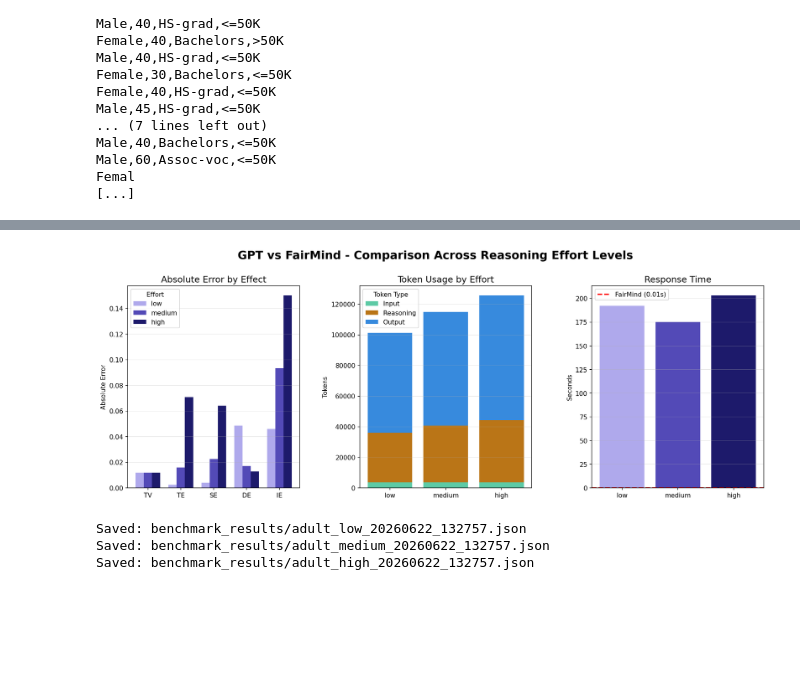
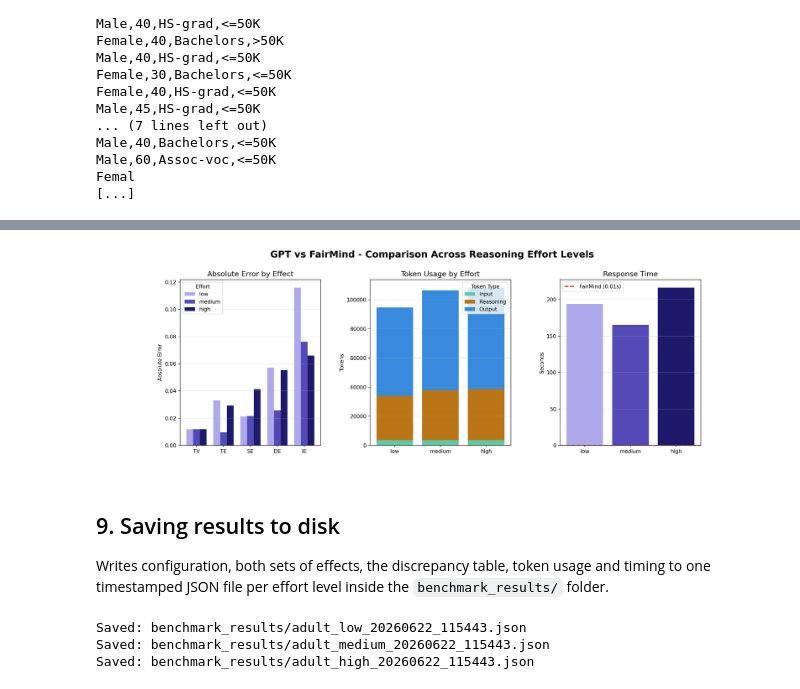
Before and after one commit to Erhtric/fairmind-causal-fairness-analysis, a Jupyter notebook: notebooks/soldani_task/2_2_benchmark_different_efforts.ipynb, the cells around one changed output, grey strips where cells are left out. Saved outputs shown, nothing was run; the diff lists cells and outputs as text; code cells hidden in the pictures; blank space fills up the shorter version.

```diff
--- a/notebooks/soldani_task/2_2_benchmark_different_efforts.ipynb
+++ b/notebooks/soldani_task/2_2_benchmark_different_efforts.ipynb
@@ -74,10 +104,15 @@ def run_fairmind(config: dict) -> tuple[dict, float]:
     x0, x1 = config["x0"], config["x1"]
 
     start = time.perf_counter()
+    # The five SFM causal fairness quantities (Plecko & Bareinboim, 2024)
+    tv = total_variation(bn, target, config["protected"], x0, x1)
+    te = total_effect(bn, target, config["protected"], x0, x1)
     effects = {
-        "TV": total_variation(bn, target, config["protected"], x0, x1),
-        "TE": total_effect(bn, target, config["protected"], x0, x1),
-        "SE": spurious_effect(bn, target, config["protected"], x0),
+        "TV": tv,
+        "TE": te,
+        # SE = TV - TE (Eq. 3, Plecko & Bareinboim 2024), the same identity
+        # the prompt asks the model to apply.
+        "SE": tv - te,
         "DE": natural_direct_effect(bn, target, config["protected"], x0, x1),
         "IE": natural_indirect_effect(bn, target, config["protected"], x1, x0),
     }
@@ -86,7 +121,7 @@ def run_fairmind(config: dict) -> tuple[dict, float]:
     return effects, elapsed
 
 ground_truth, fairmind_time = run_fairmind(CONFIG)
-print(f"FairMind — elapsed time: {fairmind_time:.4f}s")
+print(f"FairMind - elapsed time: {fairmind_time:.4f}s")
 for k, v in ground_truth.items():
     print(f"  {k}: {v:.6f}")
 # %% [output]
@@ -167,7 +215,7 @@ def call_gpt_effort(prompt: str, effort: str, model: str = "o3-mini") -> tuple[d
     start = time.perf_counter()
     response = client.responses.create(
         model=model,
-        reasoning={"effort": "high"},
+        reasoning={"effort": effort},
         input=[
             {
                 "role": "user",
@@ -201,7 +249,7 @@ for effort in EFFORTS:
     print(f"Call to GPT with effort='{effort}'...")
     gpt_effects, gpt_usage, gpt_time = call_gpt_effort(prompt, effort=effort)
     gpt_runs[effort] = {"effects": gpt_effects, "usage": gpt_usage, "time": gpt_time}
-    print(f"  time: {gpt_time}:.3fs | "
+    print(f"  time: {gpt_time:.3f}s | "
           f"input: {gpt_usage['input_tokens']} | "
           f"output: {gpt_usage['output_tokens']} | "
           f"reasoning: {gpt_usage['reasoning_tokens']} | "
@@ -385,35 +434,39 @@ ax.bar(
     efforts,
     times,
     color=[colors[e] for e in efforts]
 )
 
 ax.axhline(
     fairmind_time,
     color="red",
     linestyle="--",
     linewidth=2,
     label=f"FairMind ({fairmind_time:.2f}s)"
 )
 
 ax.set_title("Response Time", fontsize=14)
 ax.set_ylabel("Seconds")
 ax.grid(axis="y", alpha=0.3)
 ax.legend()
 
 plt.subplots_adjust(
     top=0.85,
     wspace=0.35
 )
 
 plt.savefig(
-    f"benchmark_results/{config}_{effort}_{ts}_plot.png",
+    f"benchmark_results/{config}_all_efforts_{ts}_plot.png",
     dpi=300,
     bbox_inches="tight"
 )
 
 plt.show()
 # %% [output]
-[figure, old version]
+[figure, new version]
+# %% [markdown]
+## 9. Saving results to disk
+
+Writes configuration, both sets of effects, the discrepancy table, token usage and timing to one timestamped JSON file per effort level inside the `benchmark_results/` folder.
 # %%
 def save_results(config, ground_truth, gpt_effects, discrepancies, usage, fairmind_time, gpt_time, effort):
     import os, datetime
@@ -450,6 +503,6 @@ for effort, run in gpt_runs.items():
         effort=effort,
     )
 # %% [output]
-Saved: benchmark_results/adult_low_20260622_132757.json
-Saved: benchmark_results/adult_medium_20260622_132757.json
-Saved: benchmark_results/adult_high_20260622_132757.json
+Saved: benchmark_results/adult_low_20260622_115443.json
+Saved: benchmark_results/adult_medium_20260622_115443.json
+Saved: benchmark_results/adult_high_20260622_115443.json
```
Also changed, not shown: parts of 15 cells of this notebook, 17 other files.
